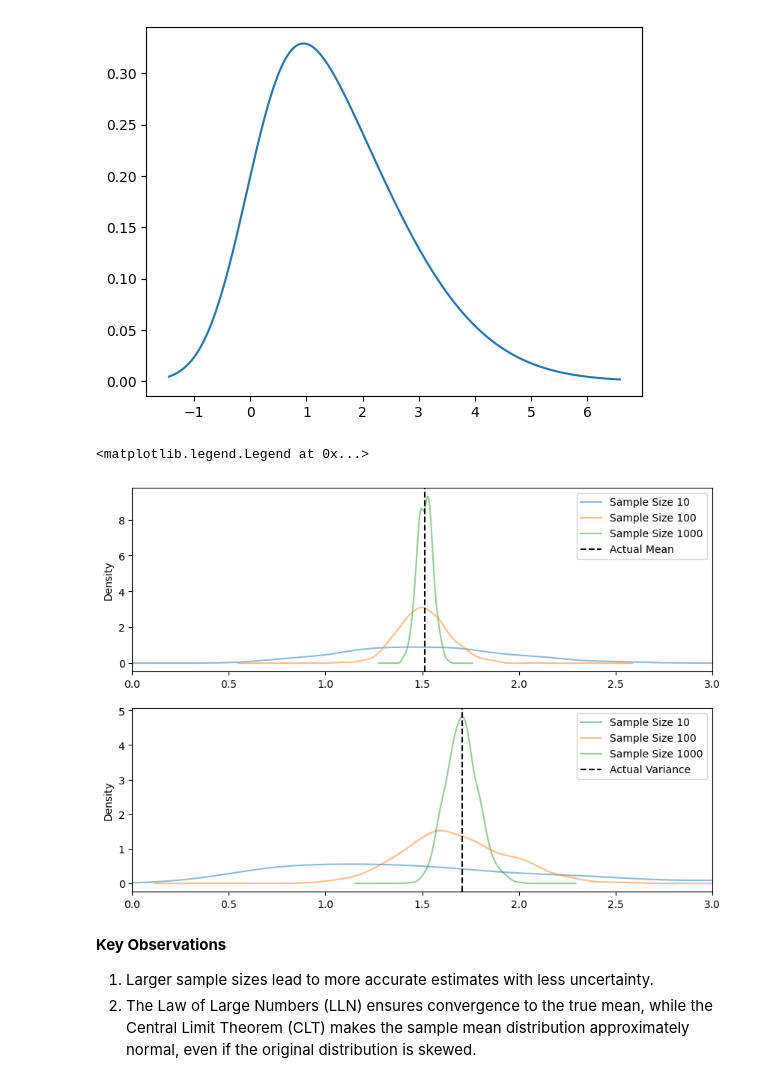
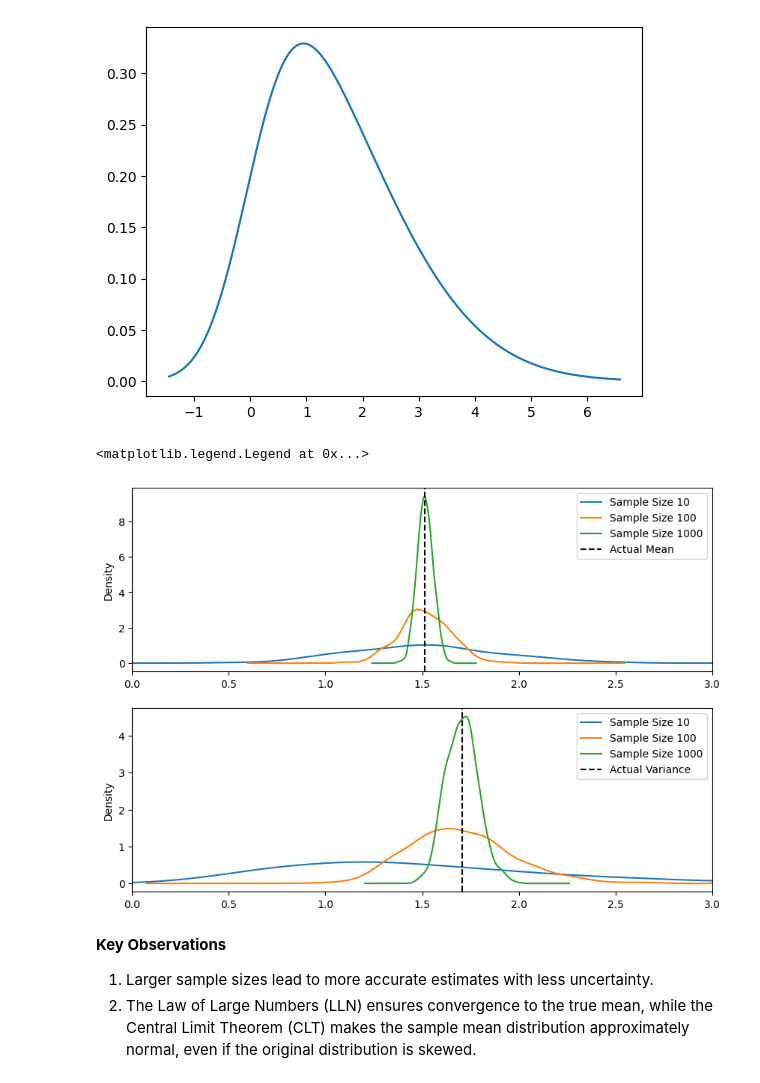
Before and after one commit to matteocasolari/bayesian-analysis-with-python-solutions, a Jupyter notebook: solutions/chapter_01.ipynb, the cells around one changed output. Cells and saved outputs as stored; diff of their text form; code cells hidden in the pictures.

Commit message:
💅 Remove alpha and add note

```diff
--- a/solutions/chapter_01.ipynb
+++ b/solutions/chapter_01.ipynb
@@ -65,39 +60,28 @@ plt.plot(x, skew_normal.pdf(x))
 # %%
 # Sample sizes to test
 sample_sizes = [10, 100, 1000]
 num_samples = 1000
 
 actual_mean, actual_variance = skew_normal.rv_frozen.stats("mv")
 
 _, ax = plt.subplots(2, 1, figsize=(10, 7))
 
 sample_variances = []
 for sample_size in sample_sizes:
     samples = skew_normal.rvs((num_samples, sample_size))
 
-    pd.Series(samples.mean(axis=1)).plot.kde(
-        label=f"Sample Size {sample_size}", alpha=0.5, ax=ax[0]
-    )
-    pd.Series(samples.var(axis=1)).plot.kde(
-        label=f"Sample Size {sample_size}", alpha=0.5, ax=ax[1]
-    )
+    pd.Series(samples.mean(axis=1)).plot.kde(label=f"Sample Size {sample_size}", ax=ax[0])
+    pd.Series(samples.var(axis=1)).plot.kde(label=f"Sample Size {sample_size}", ax=ax[1])
 
-ax[0].axvline(
-    actual_mean, color="black", linestyle="dashed", label=f"Actual Mean"
-)
-ax[1].axvline(
-    actual_variance,
-    color="black",
-    linestyle="dashed",
-    label=f"Actual Variance",
-)
+ax[0].axvline(actual_mean, color='black', linestyle='dashed', label=f"Actual Mean")
+ax[1].axvline(actual_variance, color='black', linestyle='dashed', label=f"Actual Variance")
 ax[0].set_xlim(0, 3)
 ax[1].set_xlim(0, 3)
 ax[0].legend()
 ax[1].legend()
 # %% [output]
 <matplotlib.legend.Legend at 0x...>
-[figure, old version]
+[figure, new version]
 # %% [markdown]
 **Key Observations**
 1. Larger sample sizes lead to more accurate estimates with less uncertainty.
```
Also changed, not shown: parts of 4 cells of this notebook.
